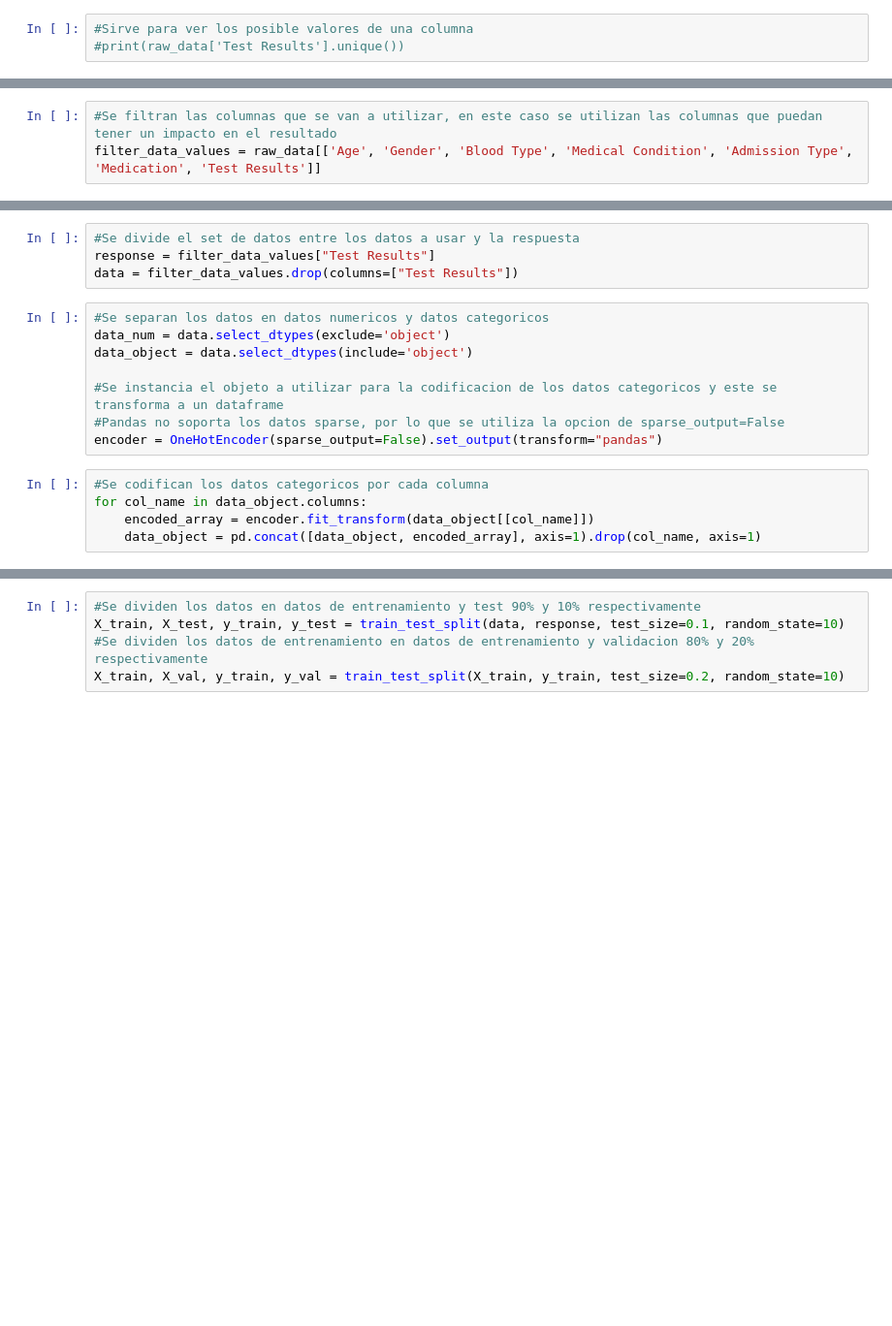
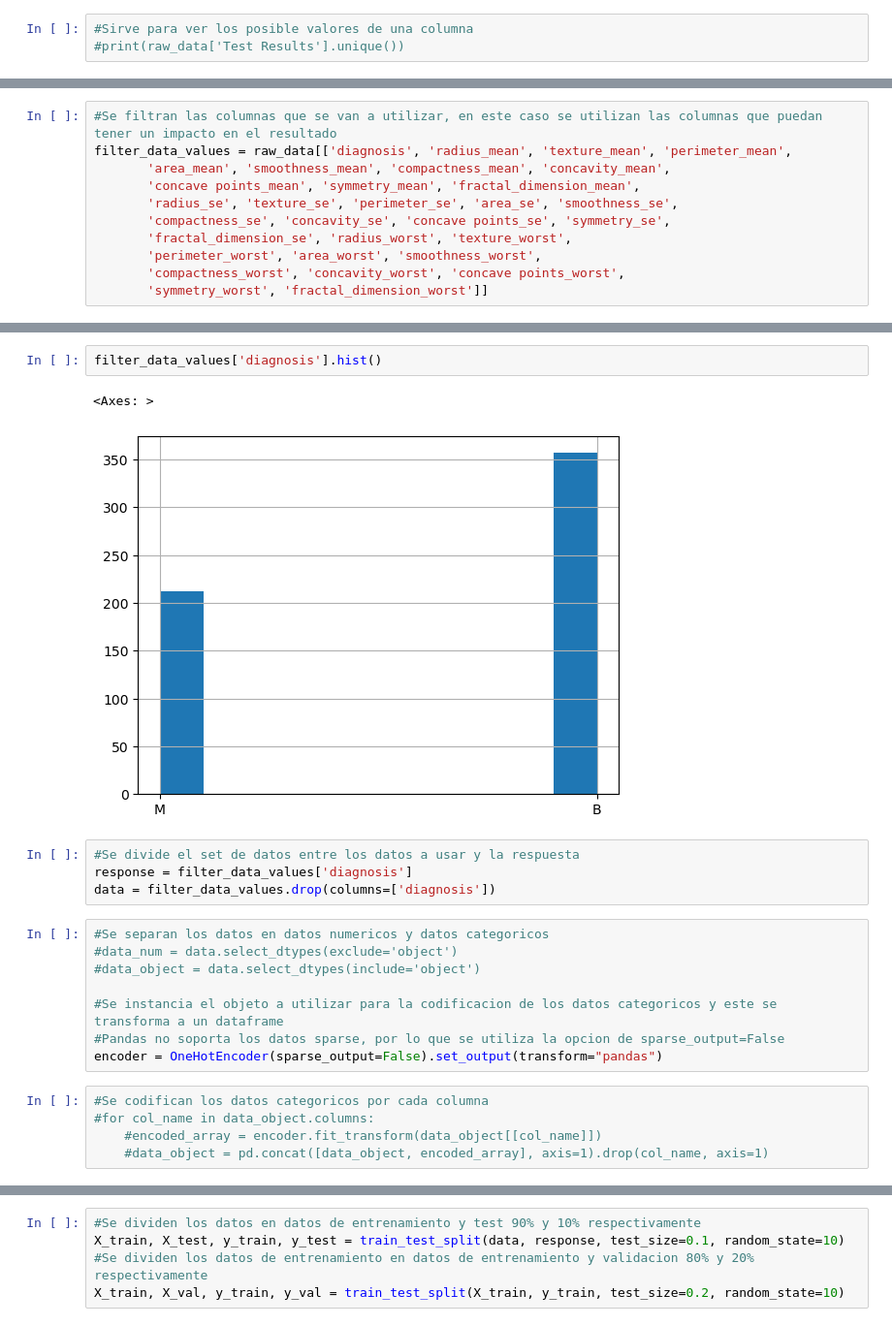
Before and after one commit to Jmartingar/Tarea30-08, a Jupyter notebook: src/1_explorer_data.ipynb, the cells around one changed output, grey strips where cells are left out. Shown at 97% size. Drawn from its saved outputs; the diff is of its cells as text; blank space fills up the shorter version.

```diff
--- a/src/1_explorer_data.ipynb
+++ b/src/1_explorer_data.ipynb
@@ -58,5 +65,13 @@ Test Results           object
 dtype: object
 # %%
 #Se filtran las columnas que se van a utilizar, en este caso se utilizan las columnas que puedan tener un impacto en el resultado
-filter_data_values = raw_data[['Age', 'Gender', 'Blood Type', 'Medical Condition', 'Admission Type', 'Medication', 'Test Results']]
+filter_data_values = raw_data[['diagnosis', 'radius_mean', 'texture_mean', 'perimeter_mean',
+       'area_mean', 'smoothness_mean', 'compactness_mean', 'concavity_mean',
+       'concave points_mean', 'symmetry_mean', 'fractal_dimension_mean',
+       'radius_se', 'texture_se', 'perimeter_se', 'area_se', 'smoothness_se',
+       'compactness_se', 'concavity_se', 'concave points_se', 'symmetry_se',
+       'fractal_dimension_se', 'radius_worst', 'texture_worst',
+       'perimeter_worst', 'area_worst', 'smoothness_worst',
+       'compactness_worst', 'concavity_worst', 'concave points_worst',
+       'symmetry_worst', 'fractal_dimension_worst']]
 # %%
@@ -70,20 +84,25 @@ Inconclusive    18356
 Name: count, dtype: int64
+# %%
+filter_data_values['diagnosis'].hist()
+# %% [output]
+<Axes: >
+[figure, added]
 # %%
 #Se divide el set de datos entre los datos a usar y la respuesta
-response = filter_data_values["Test Results"]
-data = filter_data_values.drop(columns=["Test Results"])
+response = filter_data_values['diagnosis']
+data = filter_data_values.drop(columns=['diagnosis'])
 # %%
 #Se separan los datos en datos numericos y datos categoricos
-data_num = data.select_dtypes(exclude='object')
-data_object = data.select_dtypes(include='object')
+#data_num = data.select_dtypes(exclude='object')
+#data_object = data.select_dtypes(include='object')
 
 #Se instancia el objeto a utilizar para la codificacion de los datos categoricos y este se transforma a un dataframe
 #Pandas no soporta los datos sparse, por lo que se utiliza la opcion de sparse_output=False
 encoder = OneHotEncoder(sparse_output=False).set_output(transform="pandas")
 # %%
 #Se codifican los datos categoricos por cada columna
-for col_name in data_object.columns:
-    encoded_array = encoder.fit_transform(data_object[[col_name]])
-    data_object = pd.concat([data_object, encoded_array], axis=1).drop(col_name, axis=1)
+#for col_name in data_object.columns:
+    #encoded_array = encoder.fit_transform(data_object[[col_name]])
+    #data_object = pd.concat([data_object, encoded_array], axis=1).drop(col_name, axis=1)
 # %%
 #Se unen los datos numericos y categoricos
```
Also changed, not shown: parts of 8 cells of this notebook, 14 other files.
